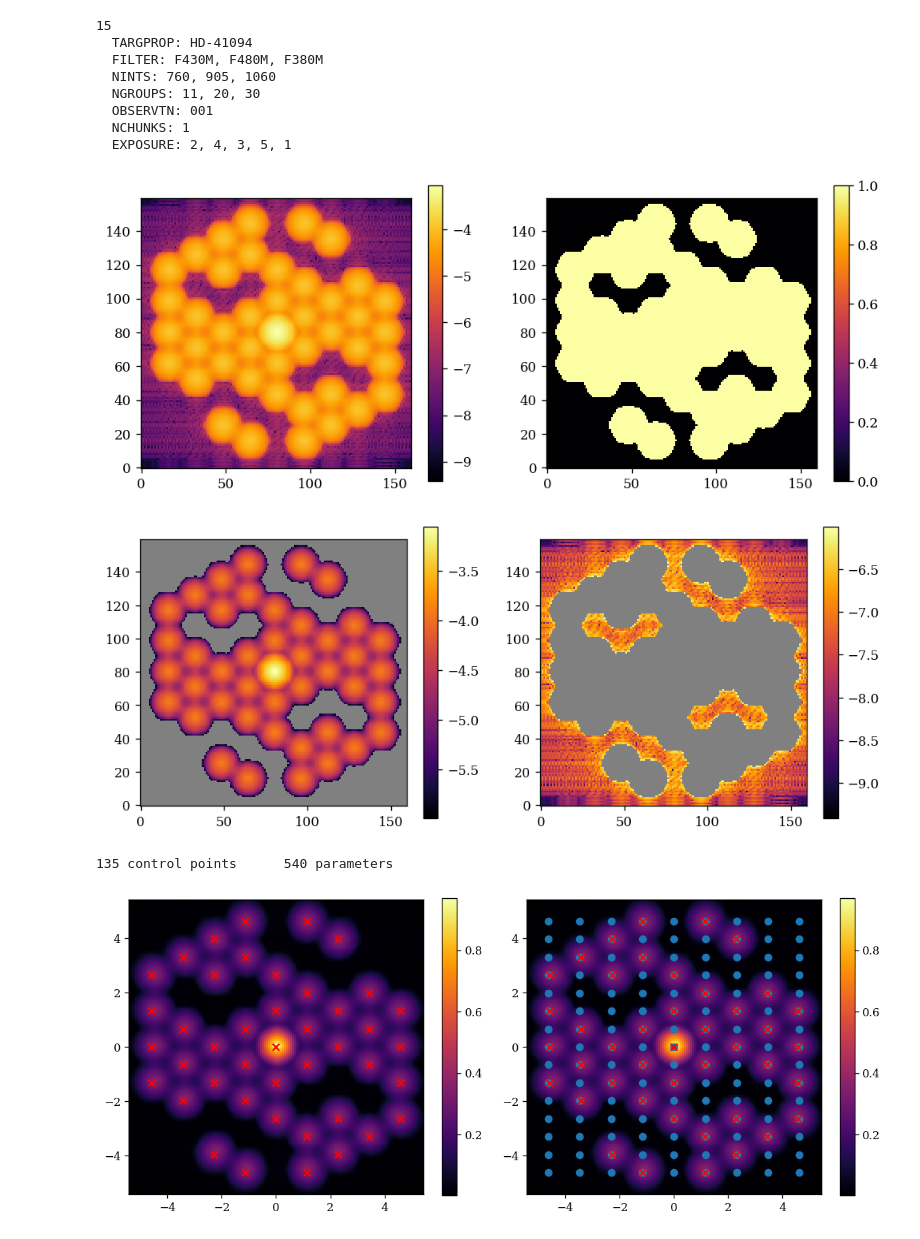
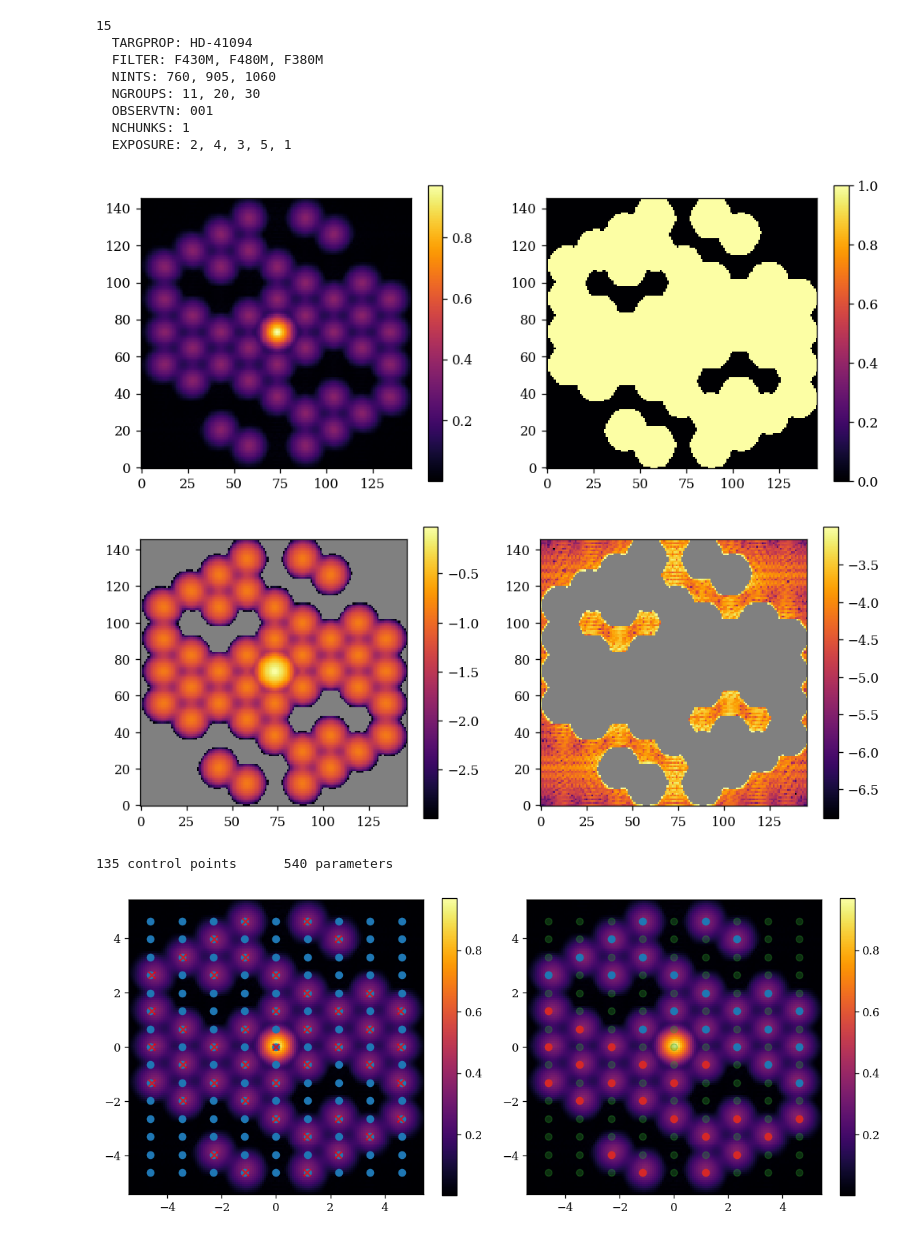
Before and after one commit to LouisDesdoigts/amigo_notebooks, a Jupyter notebook: spline_vis.ipynb, the cells around one changed output. Drawn from its saved outputs; the diff is of its cells as text; code cells hidden in the pictures.

```diff
--- a/spline_vis.ipynb
+++ b/spline_vis.ipynb
@@ -178,46 +178,62 @@ model = AmigoModel(
 from jax import vmap
 import interpax as ipx
 import dLux.utils as dlu
 from amigo.interferometry import to_uv, from_uv
 
-psfs = fit.model_wfs(model, exposures[0]).psf
+# psfs = fit.model_wfs(model, exposures[0]).psf
 
-padded = vmap(lambda x: dlu.resize(x, 2*psfs.shape[-1]))(psfs)
-full_splodges = vmap(to_uv)(padded)
+# padded = vmap(lambda x: dlu.resize(x, 2*psfs.shape[-1]))(psfs)
+# full_splodges = vmap(to_uv)(padded)
 
-c = full_splodges.shape[-1] // 2
-s = 80
-splodges = np.abs(full_splodges[:, c - s : c + s, c - s : c + s])
+# c = full_splodges.shape[-1] // 2
+# s = 80
+# splodges = np.abs(full_splodges[:, c - s : c + s, c - s : c + s])
+
+
+# Create the splodges
+uv_pad = 2
+exp = exposures[0]
+psfs = fit.model_wfs(model, exp).psf
+padded = vmap(lambda x: dlu.resize(x, uv_pad * psfs.shape[-1]))(psfs)
+npix_in = padded.shape[-1]
+
+# Crop the splodges
+npix_out = 146
+full_splodges = vmap(to_uv)(padded).sum(0)
+splodges = np.abs(dlu.resize(full_splodges, npix_out))
+
+# Mask outside the OTF region - Shouldn't need to be done in practice
+mask = splodges > 1e-3
 
 
 plt.figure(figsize=(10, 4))
 plt.subplot(1, 2, 1)
 # plt.imshow(np.abs(splodges[0]) ** 0.25)
-plt.imshow(np.log10(np.abs(splodges[0])))
+plt.imshow(splodges ** 0.5)
 # plt.imshow(np.abs(splodges[0]))
 plt.colorbar()
 
 plt.subplot(1, 2, 2)
-plt.imshow(np.abs(splodges[0]) > 1e-6)
+plt.imshow(mask)
 plt.colorbar()
 plt.show()
 
-mask = np.abs(splodges[0]) > 1e-6
-inner = np.where(mask, splodges[0], np.nan)
-outer = np.where(~mask, splodges[0], np.nan)
+# mask = np.abs(splodges[0]) > 1e-6
+inner = np.where(mask, splodges, np.nan)
+outer = np.where(~mask, splodges, np.nan)
 
 plt.figure(figsize=(10, 4))
 plt.subplot(1, 2, 1)
 plt.imshow(np.log10(inner), cmap=inferno)
 plt.colorbar()
 
 plt.subplot(1, 2, 2)
 plt.imshow(np.log10(outer), cmap=inferno)
 plt.colorbar()
 plt.show()
 # %% [output]
-[figure, old version]
+[figure, new version]
-[figure, old version]
+[figure, new version]
 # %%
 # def gaussian(sigma, coords):
 def gaussian(sigma, nx, ny):
@@ -300,29 +327,25 @@ plt.figure(figsize=(10, 8))
 ext = u_coords.max()
 
 plt.subplot(2, 2, 1)
-# plt.scatter(*np.meshgrid(xs, ys))
-plt.scatter(bls[0], bls[1], alpha=1, marker="x", c="r")
+plt.scatter(*np.meshgrid(xs, ys))
+plt.scatter(bls[0], bls[1], alpha=0.75, marker="x", c="r")
 plt.imshow(splodges**0.5, extent=(-ext, ext, -ext, ext), cmap=inferno)
 plt.colorbar()
 
 plt.subplot(2, 2, 2)
-plt.scatter(*np.meshgrid(xs, ys))
-plt.scatter(bls[0], bls[1], alpha=1, marker="x", c="r")
+plt.scatter(*np.meshgrid(xs, ys), alpha=0.3, c='tab:green')
+# _xs, _ys = np.meshgrid(xs, ys)
+# plt.scatter(_xs[*np.triu_indices(len(_xs), 1)], _ys[*np.triu_indices(len(_ys), 1)])
+# plt.scatter(bls[0], bls[1], alpha=1, marker="x", c="r")
+plt.scatter(bls_pts[0], -bls_pts[1], c='tab:blue')
+plt.scatter(-bls_pts[0], bls_pts[1], c='tab:red')
 plt.imshow(splodges**0.5, extent=(-ext, ext, -ext, ext), cmap=inferno)
 plt.colorbar()
 
-# plt.subplot(2, 2, 3)
-# plt.imshow(applied_splodges**0.5, extent=(-ext, ext, -ext, ext), cmap=inferno)
-# plt.colorbar()
-
-# plt.subplot(2, 2, 4)
-# plt.imshow(full_vis**2, extent=(-ext, ext, -ext, ext), cmap=inferno)
-# plt.colorbar()
-
 plt.tight_layout()
 plt.show()
 # %% [output]
-[figure, old version]
+[figure, new version]
 # %%
 # complex conjugate always has some amplitude but different _phase_
 kern = gaussian(0.2, 7, 7)
```
Also changed, not shown: parts of 2 cells of this notebook.
